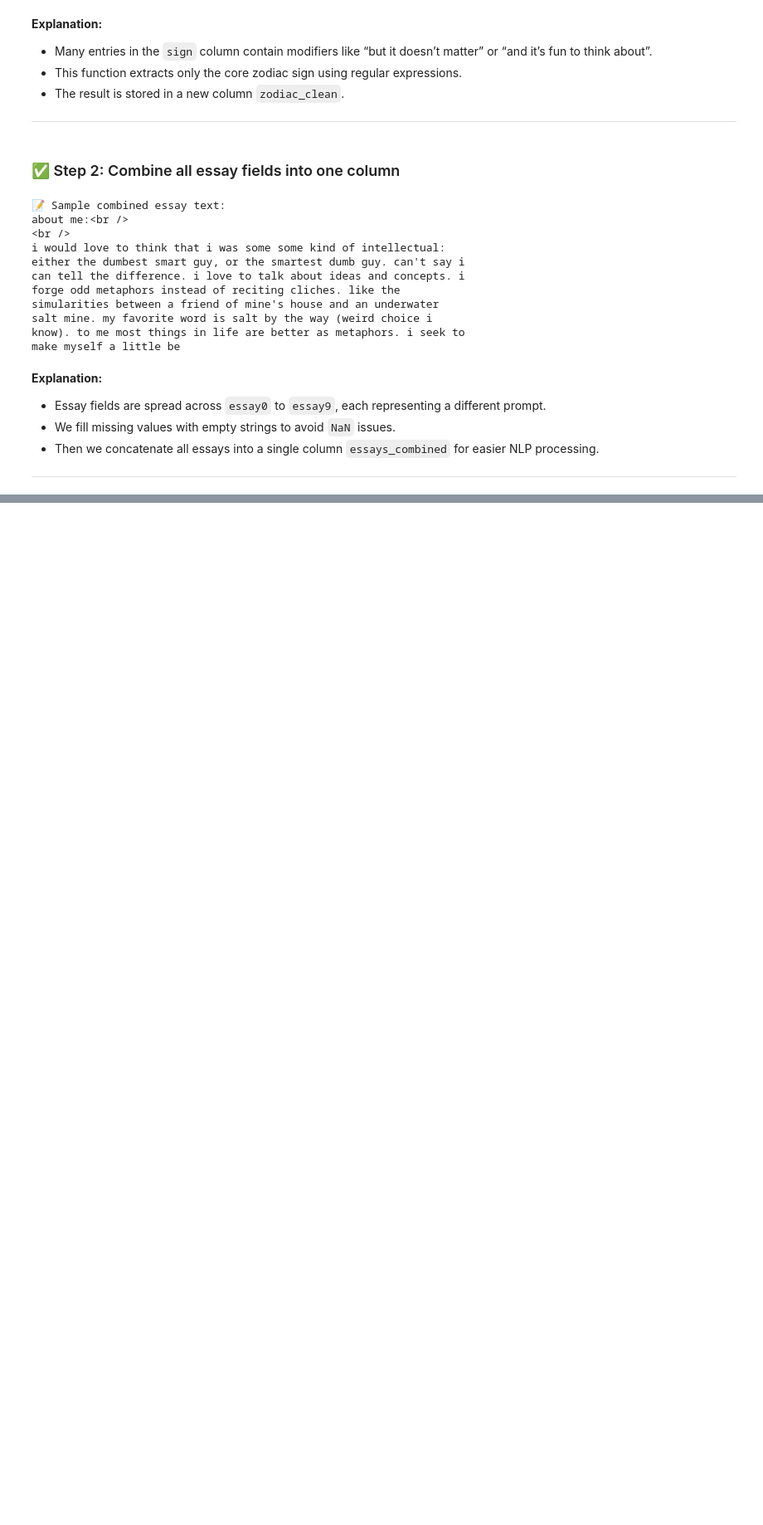
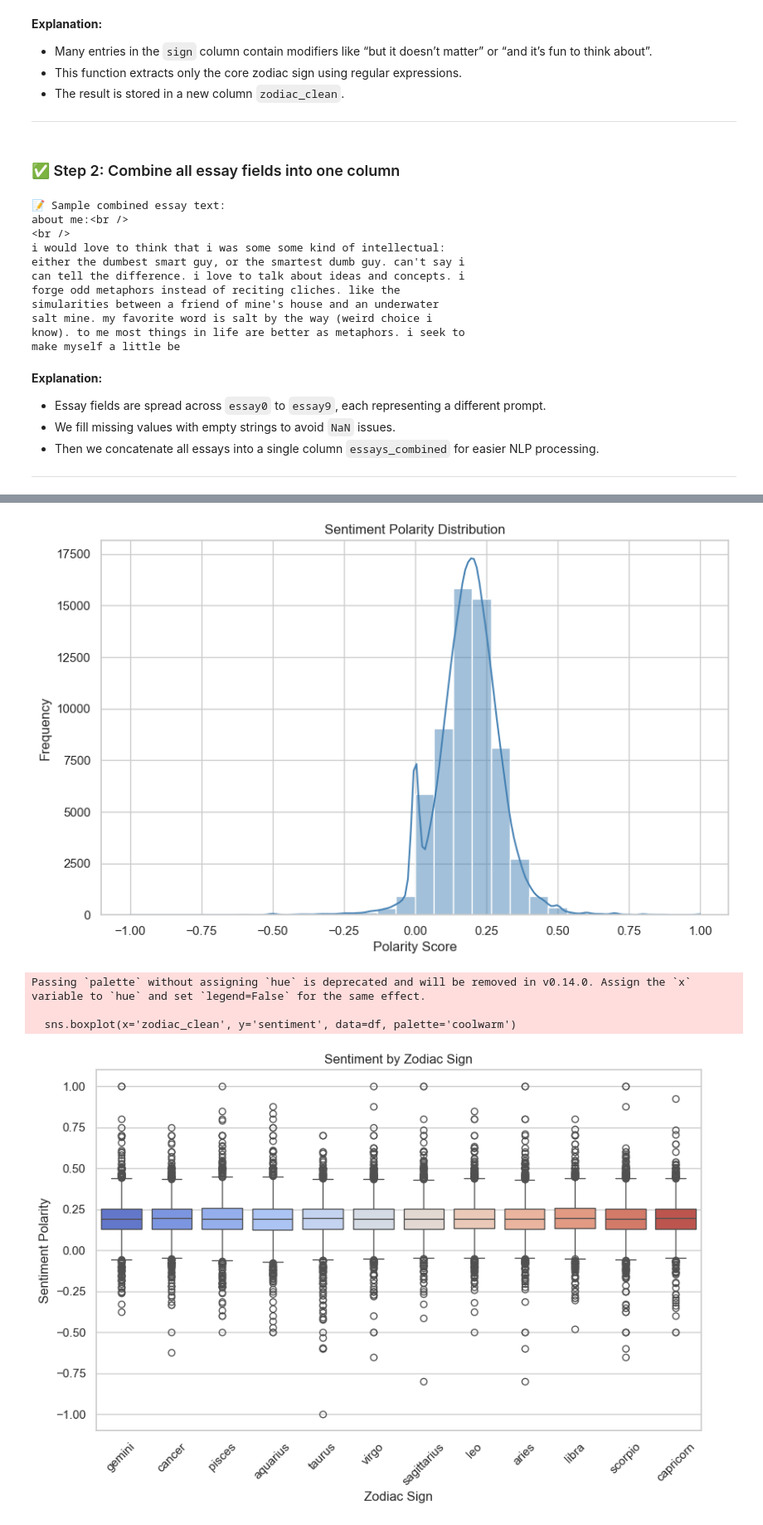
Before and after one commit to gabrielarcangelbol/OKCupid-Date-A-Scientist-Starter, a Jupyter notebook: date-a-scientist.ipynb, the cells around one changed output, grey strips where cells are left out. Shown at 83% size. Cells and saved outputs as stored; diff of their text form; code cells hidden in the pictures; blank space fills up the shorter version.

```diff
--- a/date-a-scientist.ipynb
+++ b/date-a-scientist.ipynb
@@ -524,0 +748,28 @@ make myself a little be
+# %%
+from textblob import TextBlob
+import seaborn as sns
+import matplotlib.pyplot as plt
+
+# Compute sentiment polarity for each essay
+df['sentiment'] = df['essays_combined'].dropna().apply(lambda x: TextBlob(x).sentiment.polarity)
+
+# 📊 Plot sentiment distribution
+sns.histplot(df['sentiment'].dropna(), bins=30, kde=True, color='steelblue')
+plt.title("Sentiment Polarity Distribution")
+plt.xlabel("Polarity Score")
+plt.ylabel("Frequency")
+plt.show()
+
+# 📦 Boxplot of sentiment by zodiac sign
+sns.boxplot(x='zodiac_clean', y='sentiment', data=df, palette='coolwarm')
+plt.title("Sentiment by Zodiac Sign")
+plt.xlabel("Zodiac Sign")
+plt.ylabel("Sentiment Polarity")
+plt.xticks(rotation=45)
+plt.show()
+# %% [output]
+[figure, added]
+Passing `palette` without assigning `hue` is deprecated and will be removed in v0.14.0. Assign the `x` variable to `hue` and set `legend=False` for the same effect.
+
+  sns.boxplot(x='zodiac_clean', y='sentiment', data=df, palette='coolwarm')
+[figure, added]
```
Also changed, not shown: parts of 5 cells of this notebook.
